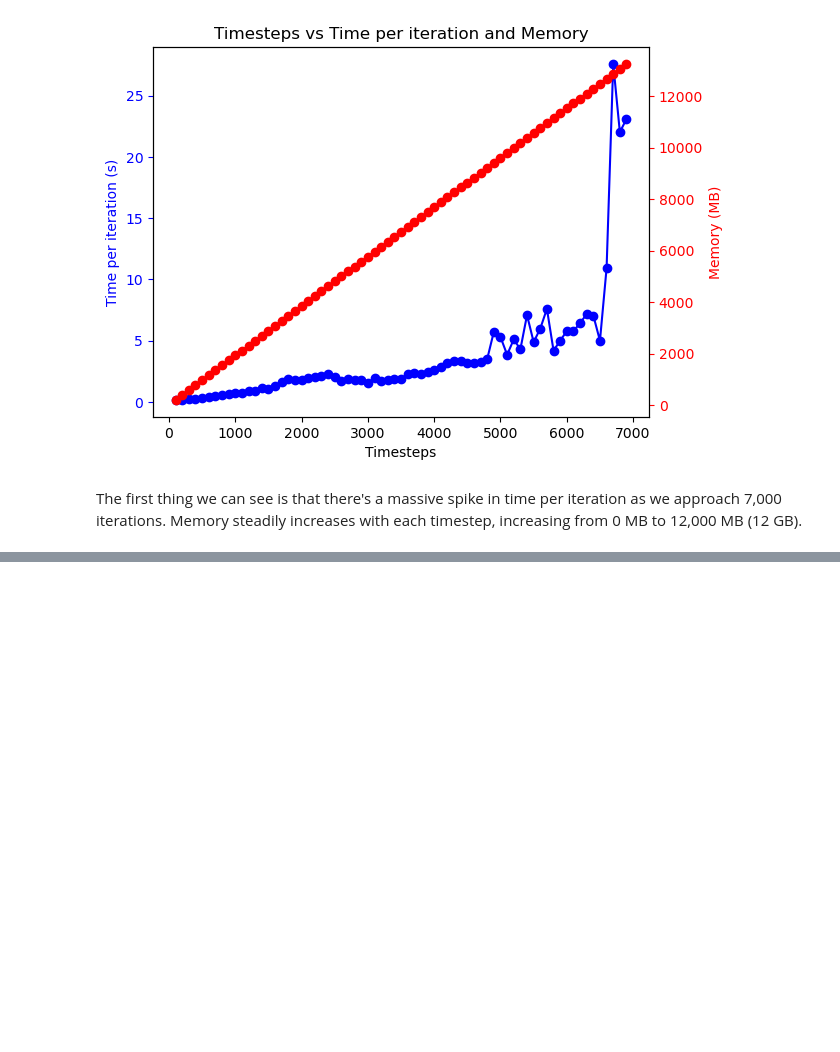
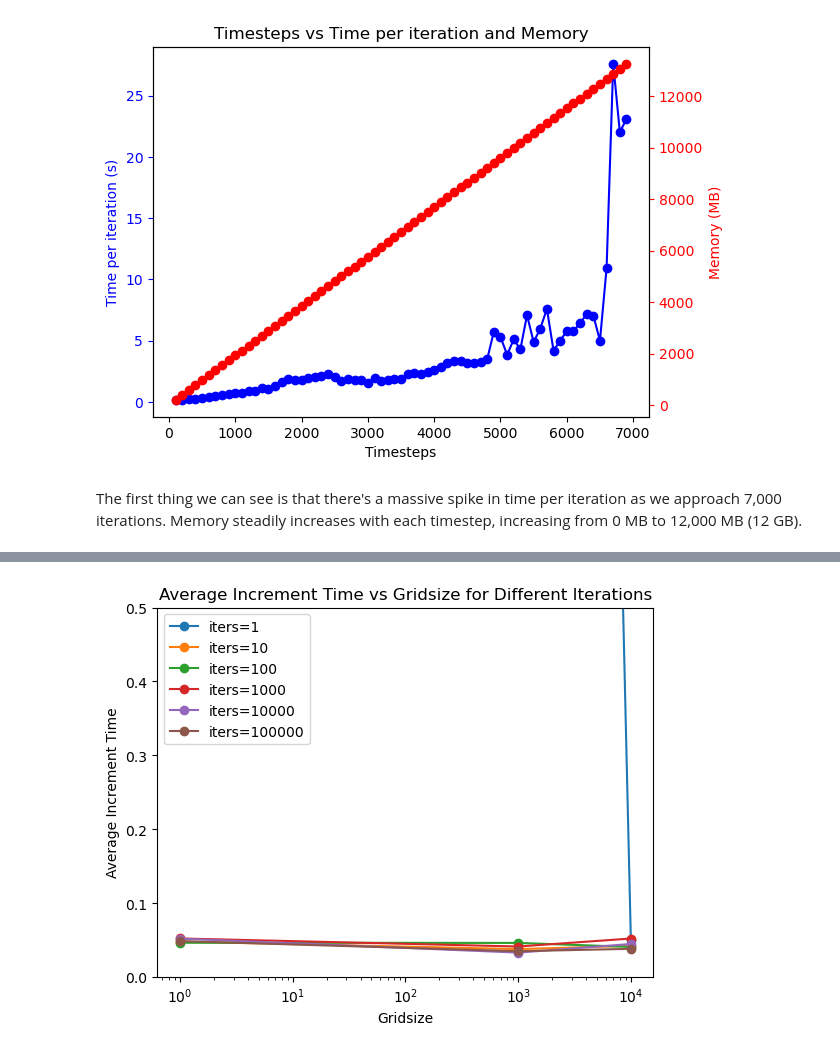
Before and after one commit to EcohydrologyTeam/ClearWater-modules, a Jupyter notebook: examples/dev_sandbox/performance_profiling_tsm.ipynb, the cells around one changed output, grey strips where cells are left out. Cells and saved outputs as stored; diff of their text form; code cells hidden in the pictures; blank space fills up the shorter version.

Commit message:
compare performance
#68

```diff
--- a/examples/dev_sandbox/performance_profiling_tsm.ipynb
+++ b/examples/dev_sandbox/performance_profiling_tsm.ipynb
@@ -11,6 +11,21 @@ For each we do a `basic profile` and `detailed profile`:
 # %%
 import pandas as pd
 import matplotlib.pyplot as plt
+# %%
+def basic_plot(df):
+    fig, ax = plt.subplots()
+
+    for key, grp in df.groupby('iters'):
+        ax.plot(grp['gridsize'], grp['avg_increment_time'], marker='o', linestyle='-', label=f'iters={key}')
+
+    ax.set_xscale('log')
+    ax.set_ylim(0,0.5)
+    ax.legend()
+    ax.set_xlabel('Gridsize')
+    ax.set_ylabel('Average Increment Time')
+    ax.set_title('Average Increment Time vs Gridsize for Different Iterations')
+
+    plt.show()
 # %% [markdown]
 ## Baseline
 
@@ -106,0 +112,5 @@ The first thing we can see is that there's a massive spike in time per iteration
+# %%
+pi = pd.read_csv(
+    '../temp/performance_profiling/pre_init.log'
+)
+pi.head()
@@ -106,0 +124,4 @@ The first thing we can see is that there's a massive spike in time per iteration
+# %%
+basic_plot(pi)
+# %% [output]
+[figure, added]
```
Also changed, not shown: parts of 7 cells of this notebook.
